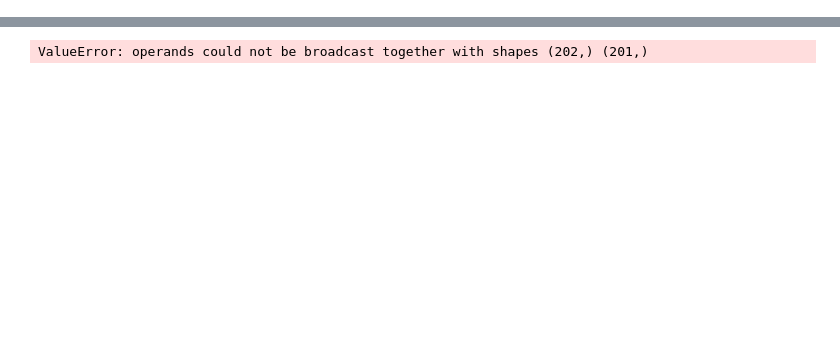
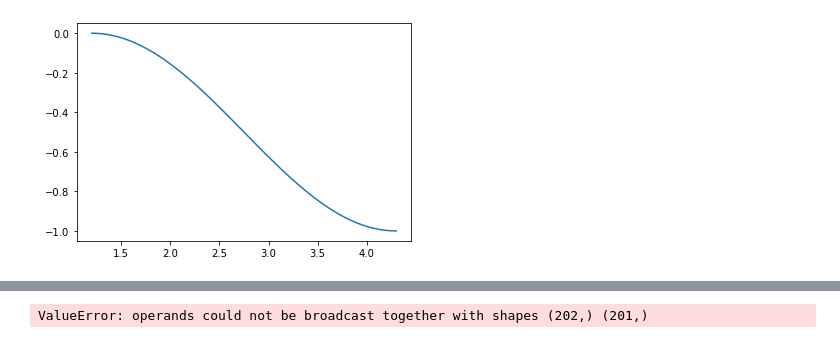
Before and after one commit to ppjanka/Corrugated_internal_shocks, a Jupyter notebook: bin_paper1/paper1_paperPlots.ipynb, the cells around one changed output, grey strips where cells are left out. Cells and saved outputs as stored; diff of their text form; code cells hidden in the pictures; blank space fills up the shorter version.

```diff
--- a/bin_paper1/paper1_paperPlots.ipynb
+++ b/bin_paper1/paper1_paperPlots.ipynb
@@ -4,10 +4,11 @@ import pickle as pkl
 import numpy as np
 
 import matplotlib
-matplotlib.rcParams.update({'font.size': 6})
+matplotlib.rcParams.update({'font.size': 8})
 import matplotlib.pyplot as plt
 import matplotlib.cm as mplcm
 import matplotlib.gridspec as gridspec
+from matplotlib.ticker import (MultipleLocator, AutoMinorLocator)
 
 from tqdm import tqdm
 from glob import glob
@@ -127,4 +128,19 @@ def mask_after_gap (times, dt):
     '''Produces a mask that turns off the first snapshot after a gap,
     as well as duplicate snapshots'''
     return np.array([True,] + [((e2 - e1 < 1.2*dt) and (e2 - e1 > 0.8*dt)) for e1,e2 in zip(times[:-1], times[1:])])
+# %%
+x1 = 1.2
+x2 = 4.3
+
+p1 = 0
+p2 = -1
+
+x = np.linspace(x1,x2,100)
+
+y = p1*np.cos(0.5*np.pi*(x-x1)/(x2-x1))**2 + p2*np.sin(0.5*np.pi*(x-x1)/(x2-x1))**2
+
+plt.plot(x,y)
+plt.show(); plt.close()
+# %% [output]
+[figure, added]
 # %%
```
Also changed, not shown: parts of 7 cells of this notebook.
